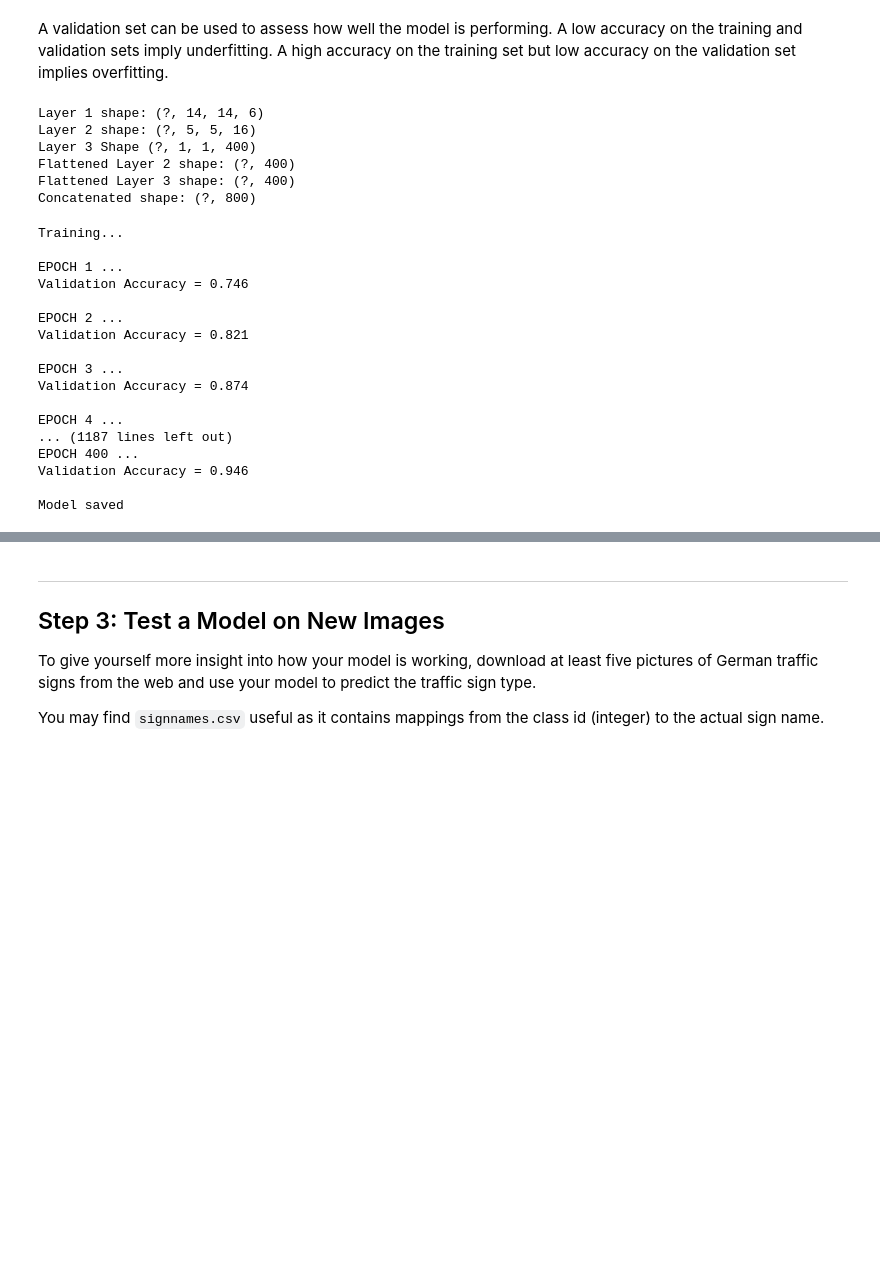
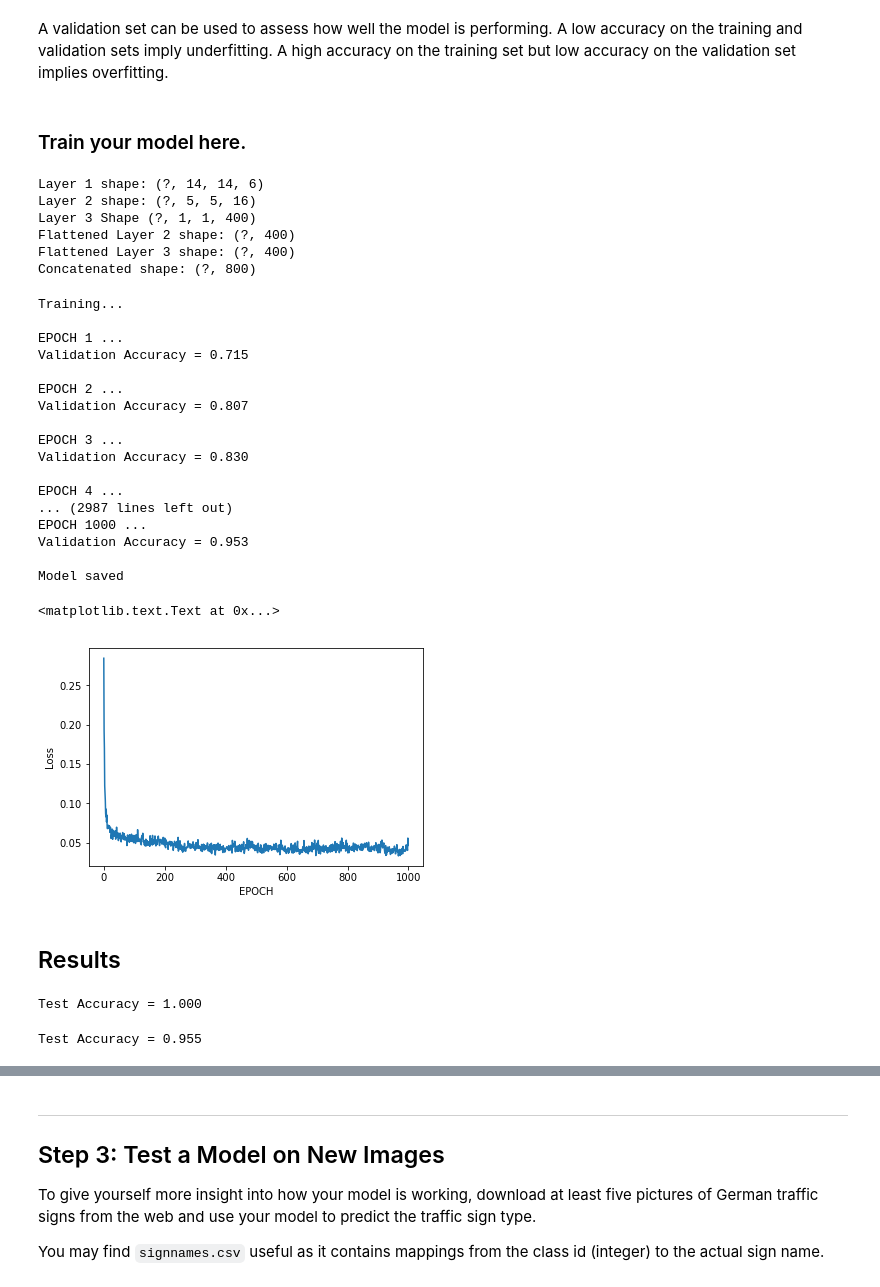
Before and after one commit to raskolnikov-reborn/CarND-Project-2, a Jupyter notebook: Traffic_Sign_Classifier.ipynb, the cells around one changed output, grey strips where cells are left out. Cells and saved outputs as stored; diff of their text form; code cells hidden in the pictures; blank space fills up the shorter version.

```diff
--- a/Traffic_Sign_Classifier.ipynb
+++ b/Traffic_Sign_Classifier.ipynb
@@ -476,2 +593,4 @@ sets imply underfitting. A high accuracy on the training set but low accuracy on
+# %% [markdown]
+### Train your model here.
 # %%
 # Create Placeholders for training set
@@ -482,13 +602,30 @@ with tf.device('/gpu:0'):
     one_hot_y = tf.one_hot(y, 43)
     keep_prob = tf.placeholder(tf.float32)
 # %%
+from tensorflow.contrib.layers import flatten
+
 # Setup the Training Pipeline
-rate = 0.0008
-with tf.device ('gpu:0'):
-    act1,act2,act3,logits = LeNet2(x)
-    cross_entropy = tf.nn.softmax_cross_entropy_with_logits(logits=logits, labels=one_hot_y)
+
+rate = 0.0005
+with tf.device('gpu:0'):
+
+    # Get Logits and activation layers
+    # activation layers are returned for featuremap visualization later on
+
+    (act1, act2, act3, logits) = traffic_sign_net(x)
+
+    # Using softmax cross entropy
+    cross_entropy = \
+        tf.nn.softmax_cross_entropy_with_logits(logits=logits,
+            labels=one_hot_y)
+
+    # Loss is calculated as reduced mean of cross entropy
     loss_operation = tf.reduce_mean(cross_entropy)
-    optimizer = tf.train.AdamOptimizer(learning_rate = rate)
+
+    # Using the super efficient adam optimizer
+    optimizer = tf.train.AdamOptimizer(learning_rate=rate)
+
+    # Training is built on loss minization
     training_operation = optimizer.minimize(loss_operation)
 # %% [output]
 Layer 1 shape: (?, 14, 14, 6)
@@ -515,9 +657,13 @@ def evaluate(X_data, y_data):
 # %%
 # Train the model
 with tf.Session(config=tf.ConfigProto(allow_soft_placement=True)) as sess:
+    # Initialize Variables
     sess.run(tf.global_variables_initializer())
-    num_examples = len(X_train)
 
+    num_examples = len(X_normal_train)
+
+    # Empty list to store loss values
+    loss_val = []
     print("Training...")
     print()
     for i in range(EPOCHS):
@@ -530,6 +676,7 @@ with tf.Session(config=tf.ConfigProto(allow_soft_placement=True)) as sess:
         validation_accuracy = evaluate(X_normal_valid, y_valid)
         print("EPOCH {} ...".format(i+1))
         print("Validation Accuracy = {:.3f}".format(validation_accuracy))
+        loss_val.append(1.0 - validation_accuracy)
         print()
     # Save the Model
     saver.save(sess, './lenet')
@@ -538,18 +685,46 @@ with tf.Session(config=tf.ConfigProto(allow_soft_placement=True)) as sess:
 Training...
 
 EPOCH 1 ...
-Validation Accuracy = 0.746
+Validation Accuracy = 0.715
 
 EPOCH 2 ...
-Validation Accuracy = 0.821
+Validation Accuracy = 0.807
 
 EPOCH 3 ...
-Validation Accuracy = 0.874
+Validation Accuracy = 0.830
 
 EPOCH 4 ...
-... (1187 lines left out)
-EPOCH 400 ...
-Validation Accuracy = 0.946
+... (2987 lines left out)
+EPOCH 1000 ...
+Validation Accuracy = 0.953
 
 Model saved
+# %%
+# Plot the Loss
+plt.plot(loss_val)
+plt.xlabel("EPOCH")
+plt.ylabel("Loss")
+# %% [output]
+<matplotlib.text.Text at 0x...>
+[figure, added]
+# %% [markdown]
+## Results
+# %%
+# Evaluate the accuracy on the test set
+with tf.Session() as sess:
+    saver.restore(sess, tf.train.latest_checkpoint('.'))
+
+    test_accuracy = evaluate(X_normal_train, y_train)
+    print("Test Accuracy = {:.3f}".format(test_accuracy))
+# %% [output]
+Test Accuracy = 1.000
+# %%
+# Evaluate the accuracy on the test set
+with tf.Session() as sess:
+    saver.restore(sess, tf.train.latest_checkpoint('.'))
+
+    test_accuracy = evaluate(X_normal_valid, y_valid)
+    print("Test Accuracy = {:.3f}".format(test_accuracy))
+# %% [output]
+Test Accuracy = 0.955
 # %%
```
Also changed, not shown: parts of 36 cells of this notebook, 16 other files.
